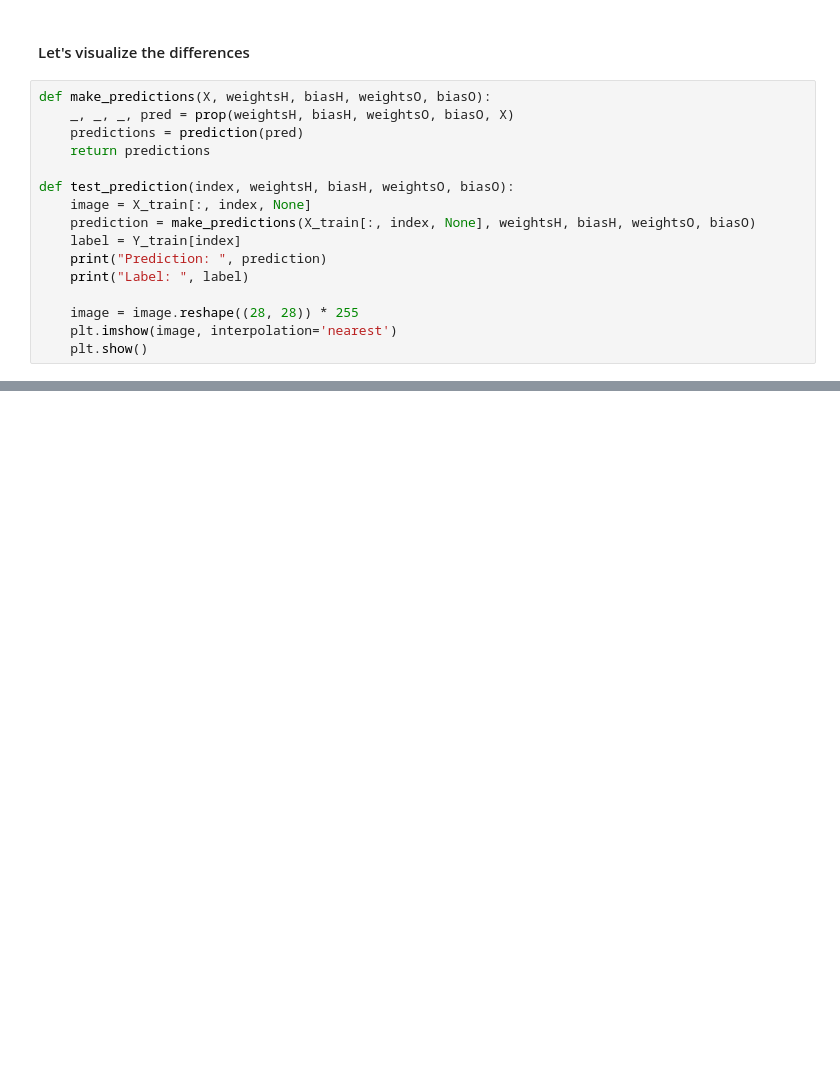
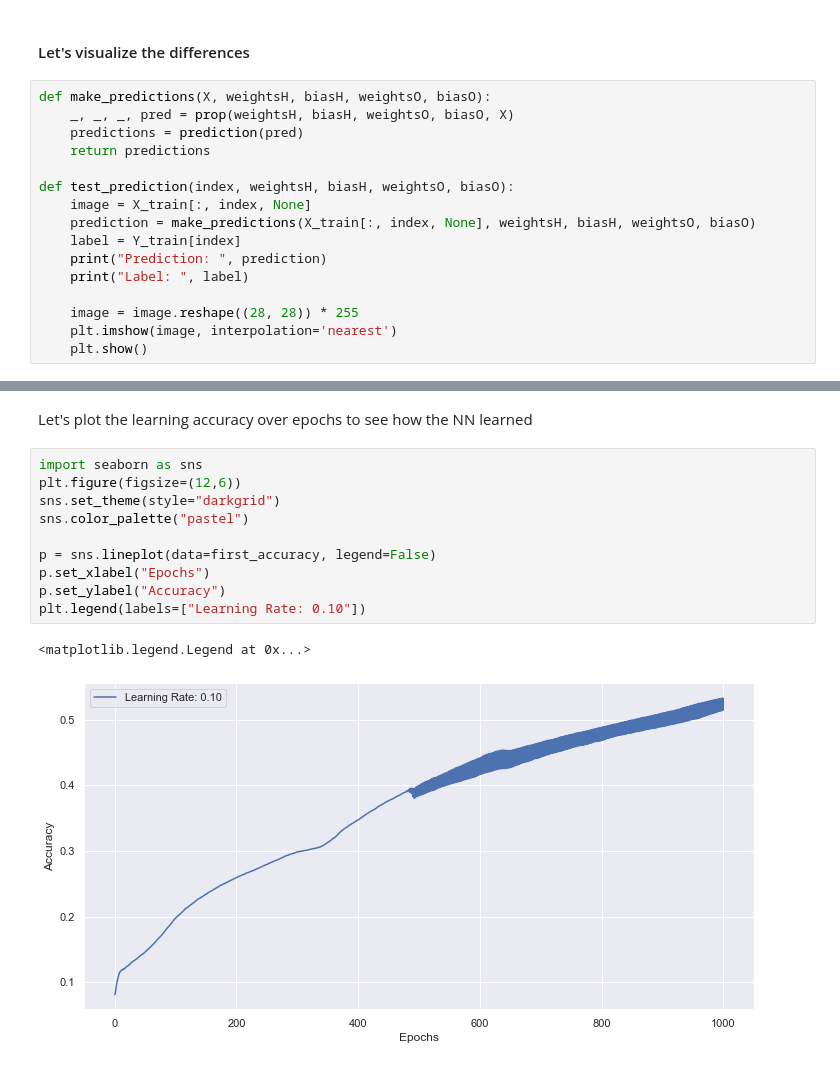
Before and after one commit to DannyAlas/Neural-Network-1, a Jupyter notebook: NN-from-scratch.ipynb, the cells around one changed output, grey strips where cells are left out. Drawn from its saved outputs; the diff is of its cells as text; blank space fills up the shorter version.

```diff
--- a/NN-from-scratch.ipynb
+++ b/NN-from-scratch.ipynb
@@ -328,0 +318,15 @@ Label:  8
+# %% [markdown]
+Let's plot the learning accuracy over epochs to see how the NN learned
+# %%
+import seaborn as sns
+plt.figure(figsize=(12,6))
+sns.set_theme(style="darkgrid")
+sns.color_palette("pastel")
+
+p = sns.lineplot(data=first_accuracy, legend=False)
+p.set_xlabel("Epochs")
+p.set_ylabel("Accuracy")
+plt.legend(labels=["Learning Rate: 0.10"])
+# %% [output]
+<matplotlib.legend.Legend at 0x...>
+[figure, added]
```
Also changed, not shown: parts of 9 cells of this notebook.
